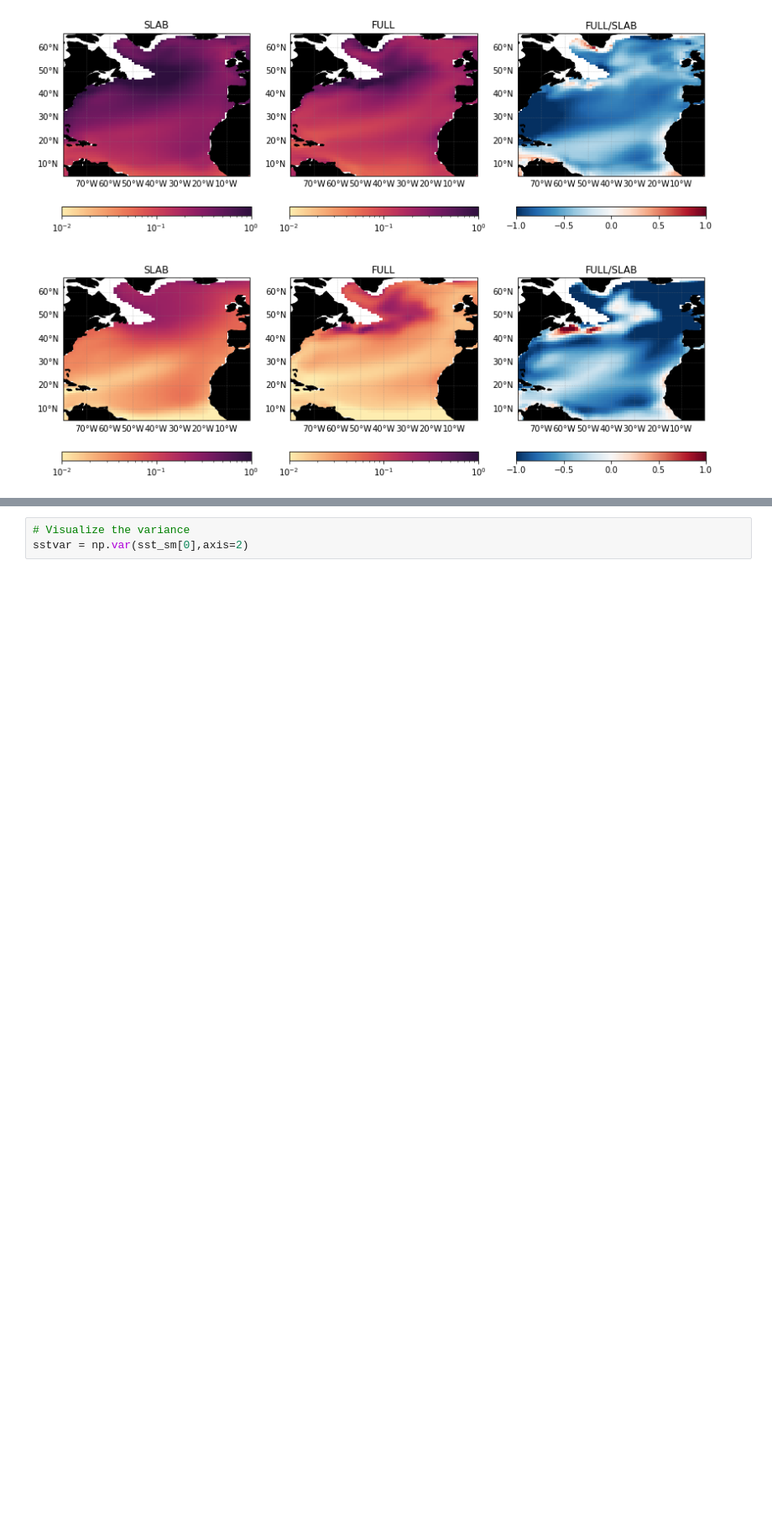
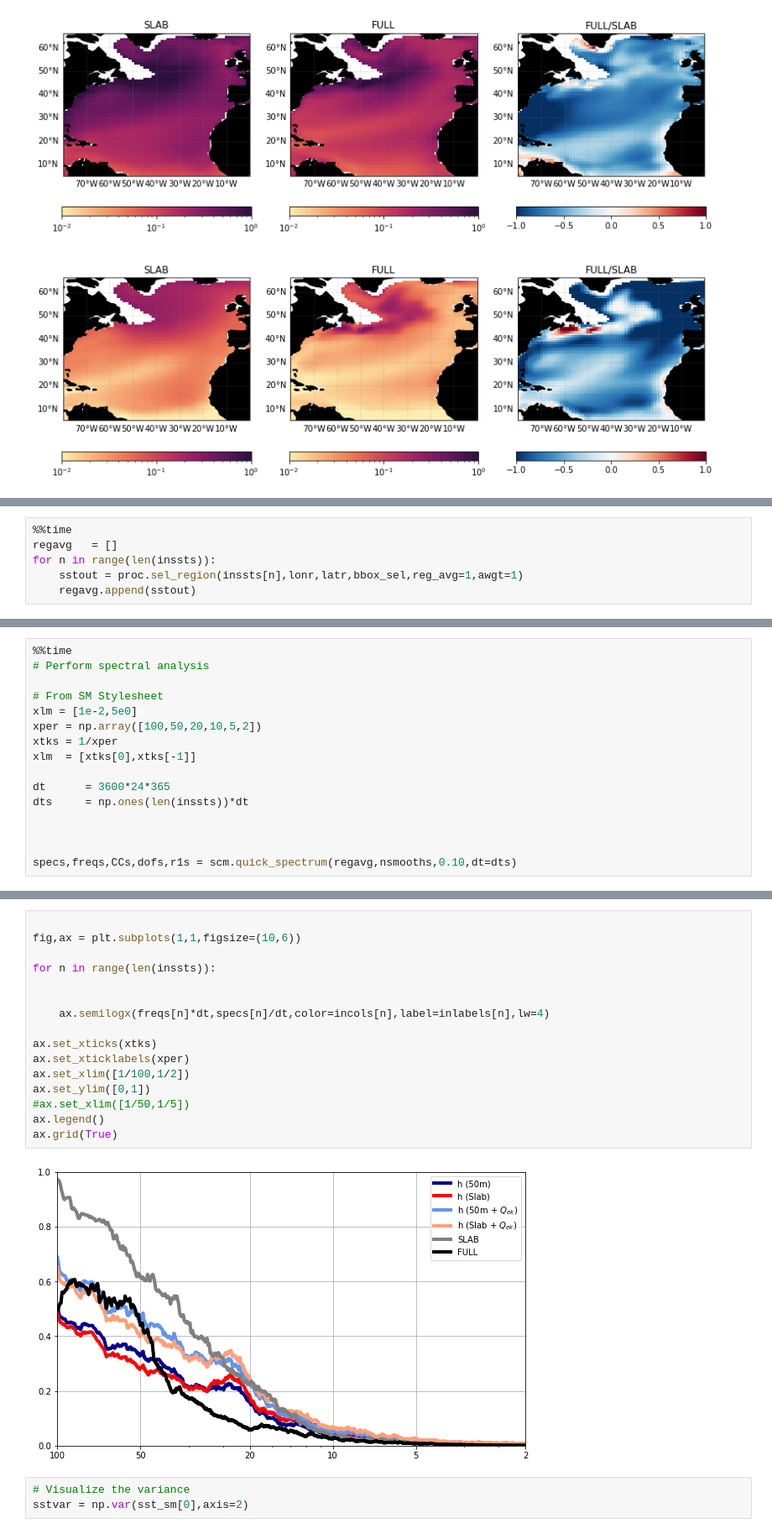
Before and after one commit to glennliu265/stochmod, a Jupyter notebook: analysis/Explore_Regional_Properties.ipynb, the cells around one changed output, grey strips where cells are left out. Shown at 84% size. Drawn from its saved outputs; the diff is of its cells as text; blank space fills up the shorter version.

```diff
--- a/analysis/Explore_Regional_Properties.ipynb
+++ b/analysis/Explore_Regional_Properties.ipynb
@@ -310,0 +375,6 @@ plt.savefig("%sCESM_FULL-SLAB_vratios_lpfilter.png"% (figpath),dpi=150,bbox_inch
+# %%
+%%time
+regavg   = []
+for n in range(len(inssts)):
+    sstout = proc.sel_region(inssts[n],lonr,latr,bbox_sel,reg_avg=1,awgt=1)
+    regavg.append(sstout)
@@ -310,0 +384,16 @@ plt.savefig("%sCESM_FULL-SLAB_vratios_lpfilter.png"% (figpath),dpi=150,bbox_inch
+# %%
+%%time
+# Perform spectral analysis
+
+# From SM Stylesheet
+xlm = [1e-2,5e0]
+xper = np.array([100,50,20,10,5,2])
+xtks = 1/xper
+xlm  = [xtks[0],xtks[-1]]
+
+dt      = 3600*24*365
+dts     = np.ones(len(inssts))*dt
+
+
+
+specs,freqs,CCs,dofs,r1s = scm.quick_spectrum(regavg,nsmooths,0.10,dt=dts)
@@ -311,3 +403,21 @@ plt.savefig("%sCESM_FULL-SLAB_vratios_lpfilter.png"% (figpath),dpi=150,bbox_inch
+# %%
+
+fig,ax = plt.subplots(1,1,figsize=(10,6))
+
+for n in range(len(inssts)):
+
+
+    ax.semilogx(freqs[n]*dt,specs[n]/dt,color=incols[n],label=inlabels[n],lw=4)
+
+ax.set_xticks(xtks)
+ax.set_xticklabels(xper)
+ax.set_xlim([1/100,1/2])
+ax.set_ylim([0,1])
+#ax.set_xlim([1/50,1/5])
+ax.legend()
+ax.grid(True)
+# %% [output]
+[figure, added]
 # %%
 # Visualize the variance
 sstvar = np.var(sst_sm[0],axis=2)
```
Also changed, not shown: parts of 11 cells of this notebook.
